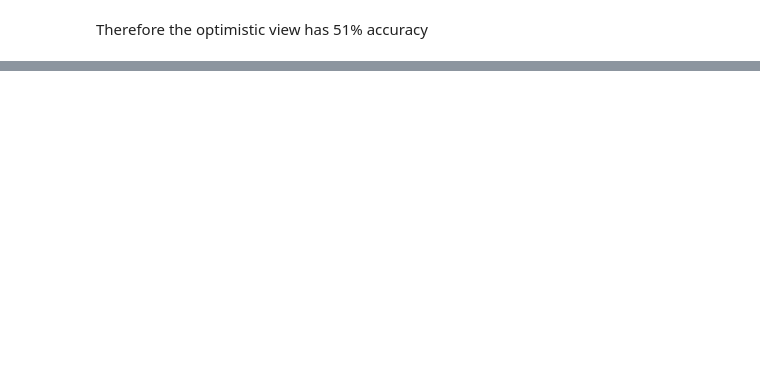
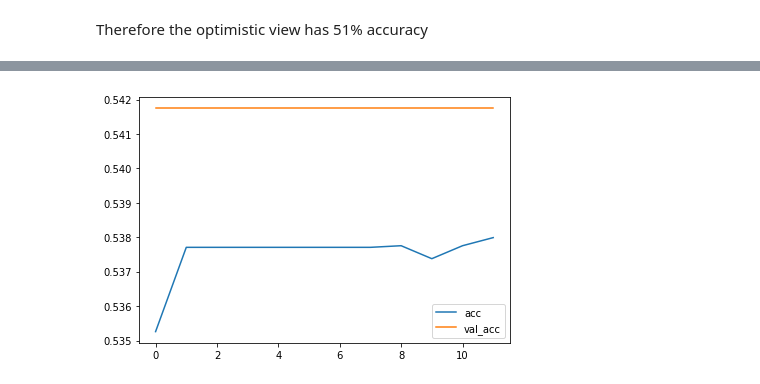
Before and after one commit to adidoit/z2dl-bitcoin-price-prediction, a Jupyter notebook: btc prediction.ipynb, the cells around one changed output, grey strips where cells are left out. Saved outputs shown, nothing was run; the diff lists cells and outputs as text; code cells hidden in the pictures; blank space fills up the shorter version.

```diff
--- a/btc prediction.ipynb
+++ b/btc prediction.ipynb
@@ -155,15 +167,16 @@ X_train_sc_df.head(n=30)
 # %%
+
 X_train_sc_df = X_train_sc_df[window_size:]
 y_train = y_train[window_size:]
 
 X_test_sc_df = X_test_sc_df[window_size:]
 y_test = y_test[window_size:]
 
-X_train_final = X_train_sc_df.values.reshape(-1, window_size+1, 1)
+X_train_final = X_train_sc_df.values.reshape(-1, window_size+2, 1)
 y_train_cat = to_categorical(y_train.values)
 
 
-X_test_final = X_test_sc_df.values.reshape(-1,window_size+1,1)
+X_test_final = X_test_sc_df.values.reshape(-1,window_size+2,1)
 y_test_cat = to_categorical(y_test.values)
 # %%
 X_train.shape
@@ -175,11 +188,11 @@ from keras import Sequential
 from keras.callbacks import EarlyStopping
 
 model = Sequential()
-model.add(CuDNNLSTM(32,input_shape=(window_size+1,1),return_sequences=True))
+model.add(CuDNNLSTM(32,input_shape=(window_size+2,1),return_sequences=True))
 model.add(Dropout(0.2))
 model.add(CuDNNLSTM(32))
 model.add(Dropout(0.2))
-model.add(Dense(32,activation='softmax'))
+model.add(Dense(32,activation='relu'))
 model.add(Dropout(0.2))
 model.add(Dense(2,activation='softmax'))
 model.summary()
@@ -203,7 +216,7 @@ Non-trainable params: 0
 _________________________________________________________________
 # %%
 model.compile(optimizer='adam',loss='categorical_crossentropy',metrics=['accuracy'])
-early_stop = EarlyStopping(monitor='loss',patience=3,verbose=1)
+early_stop = EarlyStopping(monitor='loss',patience=10,verbose=1)
 # %%
 h = model.fit(X_train_final,y_train_cat,epochs=200,batch_size=1024,callbacks=[early_stop],verbose=1,validation_split=0.1)
 # %% [output]
@@ -245,0 +259,5 @@ accuracy_score(y_test,y_pred_classes)
+# %%
+pd.DataFrame(h.history)[['acc','val_acc']].plot()
+plt.tight_layout()
+# %% [output]
+[figure, added]
```
Also changed, not shown: parts of 20 cells of this notebook.
